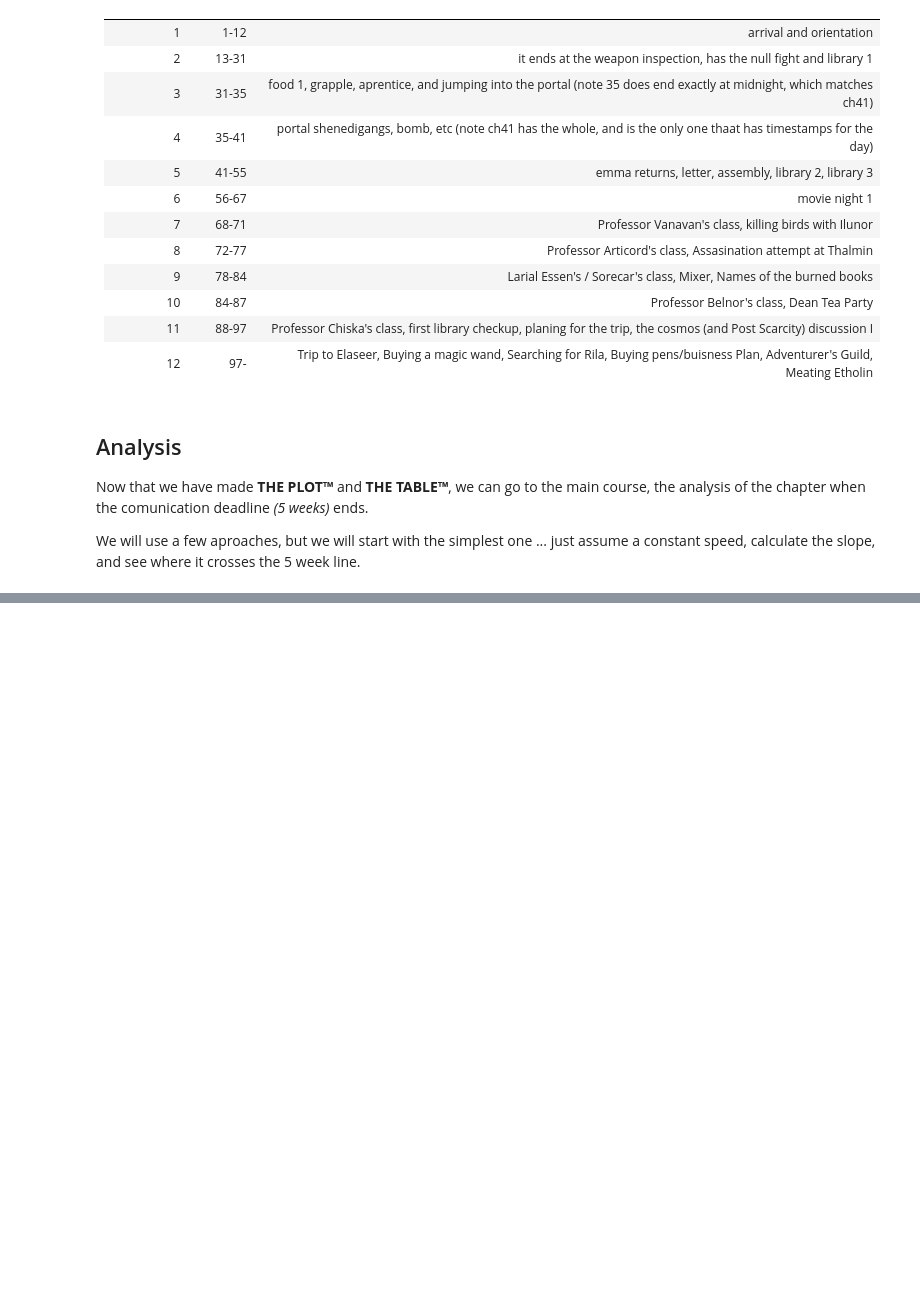
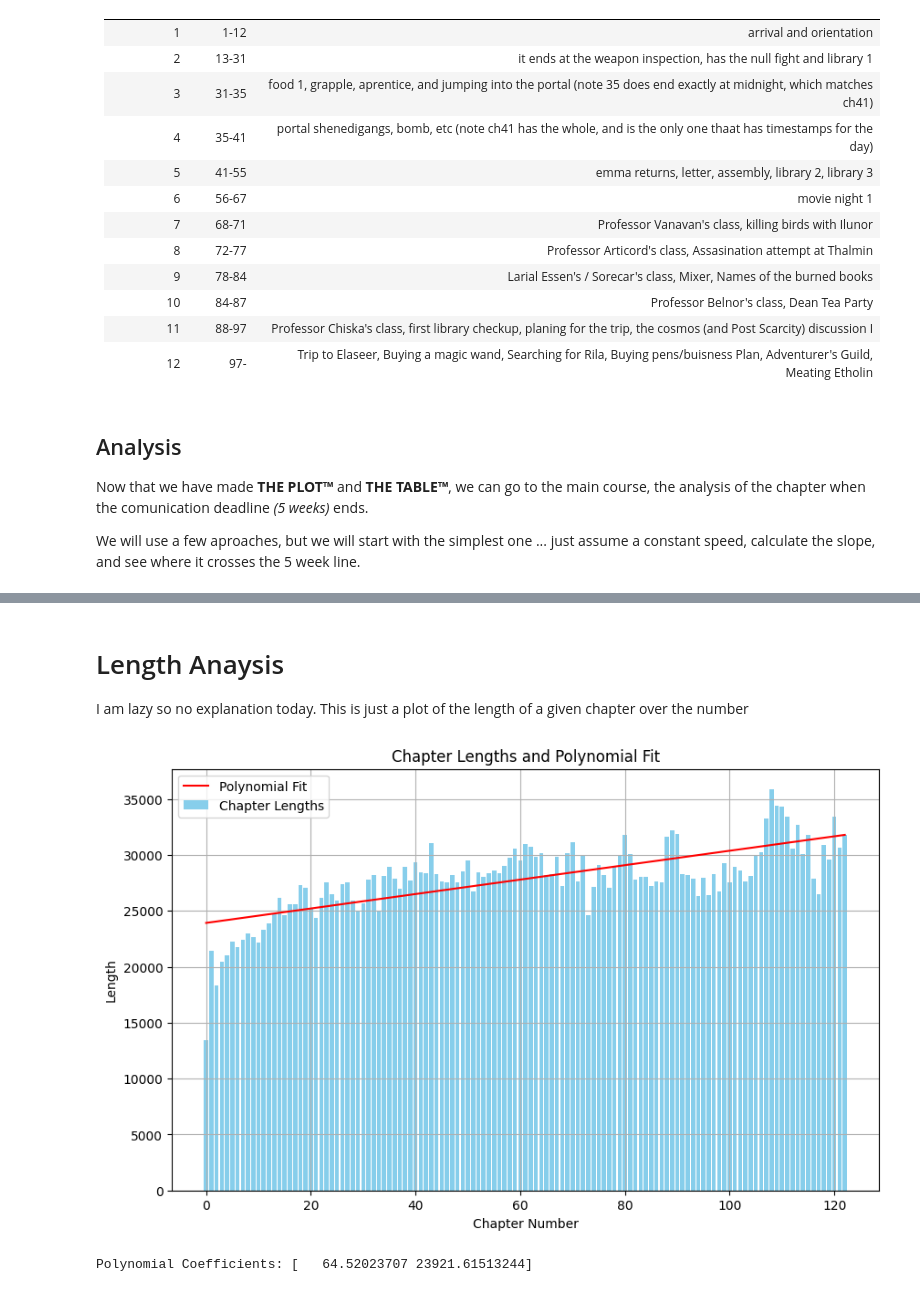
Before and after one commit to KekKom/WPAtaMS-Analyzer, a Jupyter notebook: analyzer.ipynb, the cells around one changed output, grey strips where cells are left out. Saved outputs shown, nothing was run; the diff lists cells and outputs as text; code cells hidden in the pictures; blank space fills up the shorter version.

```diff
--- a/analyzer.ipynb
+++ b/analyzer.ipynb
@@ -330,3 +752,62 @@ print(out)
 <p>&nbsp;</p>
 <p><strong><em>Shameless left promotion</em></strong></p>
 <p>This code is a result of a few weeks of work, if anyone here wants to improve the project the repo is <a href="https://github.com/KekKom/WPAtaMS-Analyzer" target="_blank" rel="noopener">here</a>. A ...
+# %% [markdown]
+# Length Anaysis
+I am lazy so no explanation today. This is just a plot of the length of a given chapter over the number
+# %%
+from bs4 import BeautifulSoup
+import numpy as np
+import matplotlib.pyplot as plt
+
+
+
+# Initialize a list to store chapter lengths
+lengths = []
+
+# Process each chapter
+for chapterNumber, chapter in enumerate(book):
+    # Combine paragraphs into a single string for the chapter
+    chapter_text = '\n'.join(chapter)
+
+    # Extract plain text from HTML
+    text = BeautifulSoup(chapter_text, 'html.parser').get_text()
+
+    # Measure the length of the extracted plain text
+    length = len(text)
+    lengths.append(length)
+
+# Convert lengths to a NumPy array
+lengths = np.array(lengths)
+chapters = np.arange(0, len(book), 1)
+
+# Polynomial fitting
+poly = np.polyfit(chapters, lengths, 1)
+y = np.poly1d(poly)
+
+# Create smooth x values for the polynomial plot
+x_smooth = np.linspace(0, len(book) - 1, 500)
+y_smooth = y(x_smooth)
+
+# Plotting
+plt.figure(figsize=(10, 6))
+
+# Bar plot for chapter lengths
+plt.bar(chapters, lengths, color='skyblue', label='Chapter Lengths')
+
+# Polynomial curve
+plt.plot(x_smooth, y_smooth, color='red', label='Polynomial Fit')
+
+# Plot settings
+plt.title("Chapter Lengths and Polynomial Fit")
+plt.xlabel("Chapter Number")
+plt.ylabel("Length")
+plt.legend()
+plt.grid(True)
+plt.show()
+
+# Print the polynomial coefficients
+print("Polynomial Coefficients:", poly)
+# %% [output]
+[figure, added]
+Polynomial Coefficients: [   64.52023707 23921.61513244]
```
Also changed, not shown: parts of 9 cells of this notebook, 1 other file.
